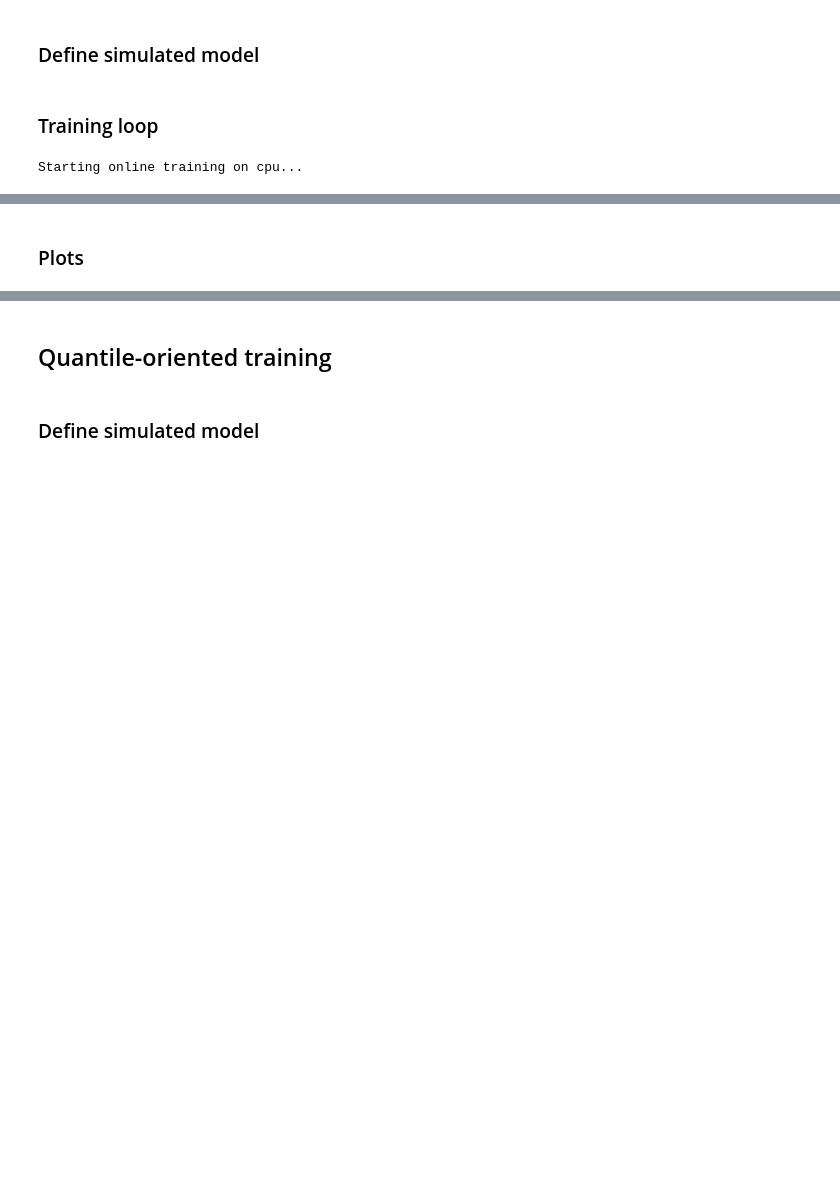
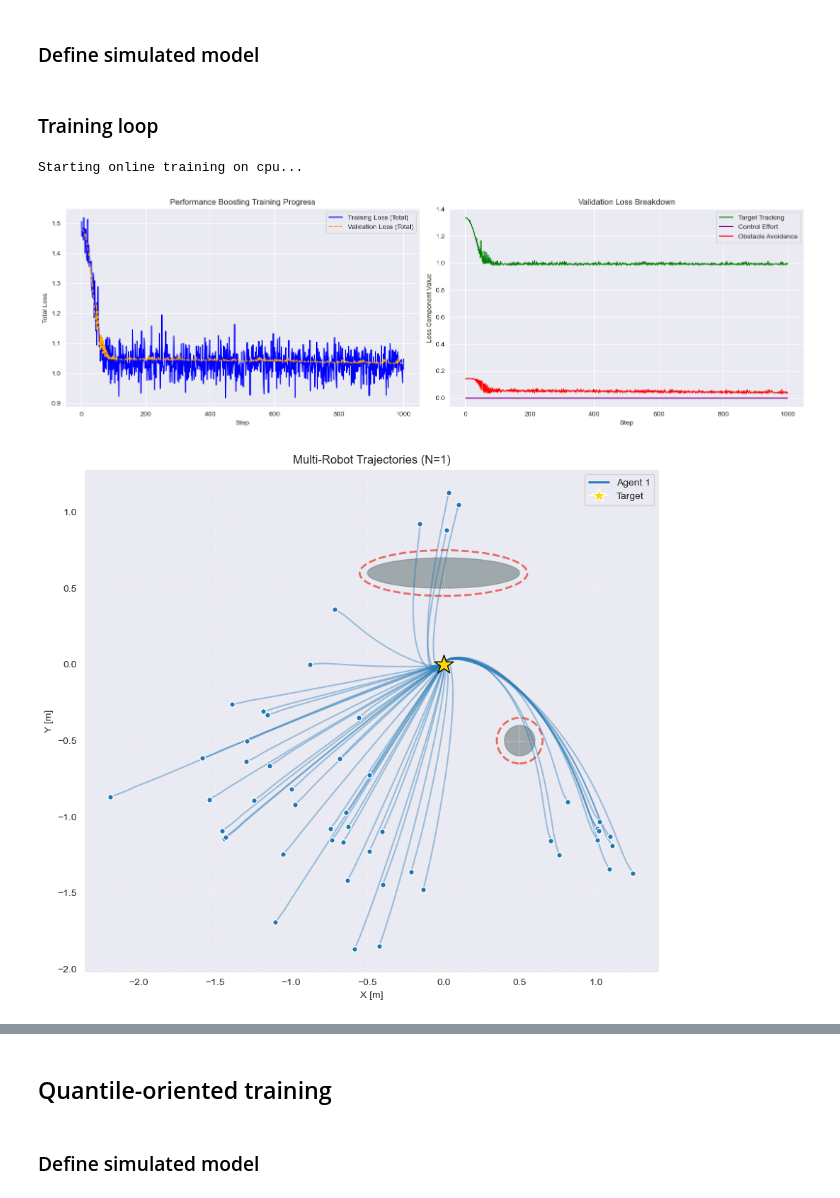
Before and after one commit to laurameroi/Conformal_PB, a Jupyter notebook: main_domain_randomization.ipynb, the cells around one changed output, grey strips where cells are left out. Cells and saved outputs as stored; diff of their text form; code cells hidden in the pictures; blank space fills up the shorter version.

Commit message:
wrapper for training

```diff
--- a/main_domain_randomization.ipynb
+++ b/main_domain_randomization.ipynb
@@ -140,8 +116,10 @@ np.random.seed(seed)
 # %% [markdown]
 ## Fixed validation set
 # %%
-# Fixed validation set to evaluate true convergence
-fixed_val_w = generate_random_batch(batch_size = num_val_samples, horizon = horizon, n_agents= n_agents, x0_centers=x0_centers, x0_stds=x0_stds, x0_probs = x0_probs, noise_std = noise_std, device = device)
+# Fixed validation set
+fixed_val_w = generate_random_batch_old(batch_size = num_val_samples, horizon = horizon, n_agents= n_agents, x0_centers=x0_centers, x0_stds=x0_stds, x0_probs = x0_probs, noise_std = noise_std, device = device)
+# Fixed test set
+test_w = generate_random_batch_old(batch_size = num_test_samples, horizon = horizon, n_agents= n_agents, x0_centers=x0_centers, x0_stds=x0_stds, x0_probs = x0_probs, noise_std = noise_std, device = device)
 # %% [markdown]
 ## Simulator, nominal model and stabilizing controller
 # %%
@@ -175,9 +153,9 @@ PB_closed_loop_sim = PBClosedLoop(ren, f_sim, f_nom).to(device)
 ### Training loop
 # %%
 #Instantiate loss and Move to Device
-loss_fn = PBLoss(x_target, Q, R, lambda_obs, obs_centers, obs_radii_safe=obs_radii_safe, n_agents=n_agents, track_mode=track_mode, coll_mode = coll_mode)
-loss_fn.to(device) #Moves Q, R, target, and obstacles to GPU
-loss_wrapper = ERMWrapper(loss_fn)
+metric = PBLoss(x_target, Q, R, lambda_obs, obs_centers, obs_radii_safe=obs_radii_safe, n_agents=n_agents, track_mode=track_mode, coll_mode = coll_mode)
+metric.to(device) #Moves Q, R, target, and obstacles to GPU
+loss_wrapper = ERMWrapper(metric)
 
 optimizer = torch.optim.Adam(PB_closed_loop_sim.parameters(), lr=lr)
 
@@ -204,7 +182,7 @@ for step in pbar:
     optimizer.zero_grad()
 
     # 1. Generate fresh data
-    batch_w = generate_random_batch(batch_size = batch_size, horizon = horizon, n_agents= n_agents, x0_centers=x0_centers, x0_stds=x0_stds, x0_probs = x0_probs, noise_std = noise_std, device = device)
+    batch_w = generate_random_batch_old(batch_size = batch_size, horizon = horizon, n_agents= n_agents, x0_centers=x0_centers, x0_stds=x0_stds, x0_probs = x0_probs, noise_std = noise_std, device = device)
 
     # 2. Run Sim & Compute Loss
     traj_x_train, traj_u_train, traj_w_hat_train = PB_closed_loop_sim.run(batch_w)
@@ -217,30 +195,72 @@ for step in pbar:
     # --- VALIDATION & LOGGING ---
     if (step + 1) % log_interval == 0:
         PB_closed_loop_sim.eval()
 
         with torch.no_grad():
             # Evaluate on FIXED validation set
             traj_x_val, traj_u_val, traj_w_hat_val = PB_closed_loop_sim.run(fixed_val_w)
             val_loss, val_target, val_u, val_obs = loss_wrapper(traj_x_val, traj_u_val)
 
         # Update lists for plotting
         train_losses.append(loss.item())
         val_losses.append(val_loss.item())
         # Track individual components
         val_loss_targets.append(val_target.item())
         val_loss_us.append(val_u.item())
         val_loss_obss.append(val_obs.item())
 
         # Update progress bar metrics (adding obstacle loss here is usually very helpful for quick debugging)
         pbar.set_postfix({
             'Train Loss': f"{loss.item():.4f}",
             'Val Loss': f"{val_loss.item():.4f}",
             'Val Obs': f"{val_obs:.4f}"
         })
 
     if step == num_training_steps - 1:
         last_traj_x_val = traj_x_val.detach().cpu()
         last_traj_u_val = traj_u_val.detach().cpu()
         last_traj_w_hat_val = traj_w_hat_val.detach().cpu()
+
+# --- PLOTTING ---
+steps = range(log_interval, num_training_steps + 1, log_interval)
+
+# Create a 1x2 grid of subplots
+fig, (ax1, ax2) = plt.subplots(1, 2, figsize=(16, 5))
+
+# Plot 1: Total Traing vs Validation Loss
+ax1.plot(steps, train_losses, label='Training Loss (Total)', color='blue')
+ax1.plot(steps, val_losses, label='Validation Loss (Total)', color='orange', linestyle='--')
+ax1.set_xlabel('Step')
+ax1.set_ylabel('Total Loss')
+ax1.set_title('Performance Boosting Training Progress')
+ax1.legend()
+ax1.grid(True)
+
+# Plot 2: Validation Loss Breakdown
+ax2.plot(steps, val_loss_targets, label='Target Tracking', color='green')
+ax2.plot(steps, val_loss_us, label='Control Effort', color='purple')
+ax2.plot(steps, val_loss_obss, label='Obstacle Avoidance', color='red')
+ax2.set_xlabel('Step')
+ax2.set_ylabel('Loss Component Value')
+ax2.set_title('Validation Loss Breakdown')
+ax2.legend()
+ax2.grid(True)
+
+# Adjust layout to prevent overlap and show
+plt.tight_layout()
+plt.show()
+
+plot_pb_trajectories(
+    traj_x=last_traj_x_val,
+    traj_u=last_traj_u_val,
+    traj_w_hat=traj_w_hat_val,
+    x_target=x_target,
+    obs_centers=obs_centers,
+    obs_radii=obs_radii,
+    obs_radii_safe = obs_radii_safe,
+    dt=dt
+)
 # %% [output]
 Starting online training on cpu...
+[figure, added]
+[figure, added]
@@ -247,2 +267,0 @@ Starting online training on cpu...
-# %% [markdown]
-### Plots
```
Also changed, not shown: parts of 20 cells of this notebook, 4 other files.
